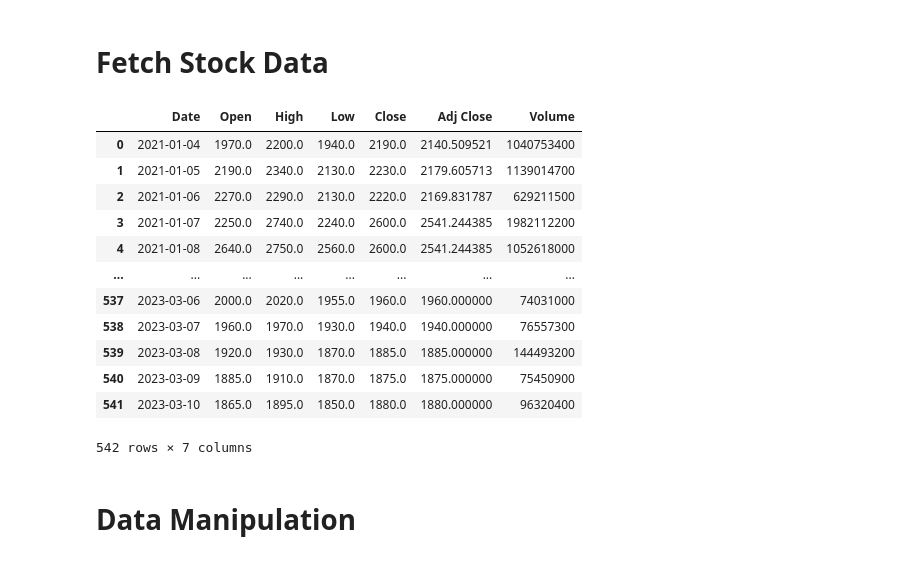
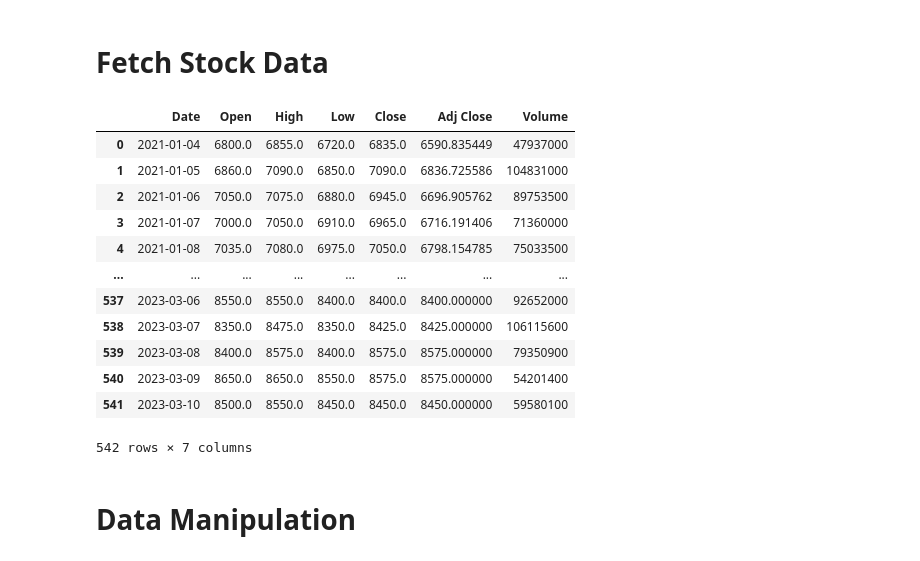
Before and after one commit to FelixFern/Stock-Analysis-Monte-Carlo-BE, a Jupyter notebook: Monte Carlo.ipynb, the cells around one changed output. Saved outputs shown, nothing was run; the diff lists cells and outputs as text; code cells hidden in the pictures.

```diff
--- a/Monte Carlo.ipynb
+++ b/Monte Carlo.ipynb
@@ -59,23 +59,23 @@ start_date = '2021-01-01'
 # end_date = '2023-02-28'
 end_date = dt.datetime.now().strftime('%Y-%m-%d')
 # %%
-stock = fetch_data(stock = 'ANTM.JK',
+stock = fetch_data(stock = 'BBCA.JK',
                    start_date = start_date,
                    end_date = end_date)
 stock
 # %% [output]
 |  | Date | Open | High | Low | Close | Adj Close | Volume |
-| 0 | 2021-01-04 | 1970.0 | 2200.0 | 1940.0 | 2190.0 | 2140.509521 | 1040753400 |
-| 1 | 2021-01-05 | 2190.0 | 2340.0 | 2130.0 | 2230.0 | 2179.605713 | 1139014700 |
-| 2 | 2021-01-06 | 2270.0 | 2290.0 | 2130.0 | 2220.0 | 2169.831787 | 629211500 |
-| 3 | 2021-01-07 | 2250.0 | 2740.0 | 2240.0 | 2600.0 | 2541.244385 | 1982112200 |
-| 4 | 2021-01-08 | 2640.0 | 2750.0 | 2560.0 | 2600.0 | 2541.244385 | 1052618000 |
+| 0 | 2021-01-04 | 6800.0 | 6855.0 | 6720.0 | 6835.0 | 6590.835449 | 47937000 |
+| 1 | 2021-01-05 | 6860.0 | 7090.0 | 6850.0 | 7090.0 | 6836.725586 | 104831000 |
+| 2 | 2021-01-06 | 7050.0 | 7075.0 | 6880.0 | 6945.0 | 6696.905762 | 89753500 |
+| 3 | 2021-01-07 | 7000.0 | 7050.0 | 6910.0 | 6965.0 | 6716.191406 | 71360000 |
+| 4 | 2021-01-08 | 7035.0 | 7080.0 | 6975.0 | 7050.0 | 6798.154785 | 75033500 |
 | ... | ... | ... | ... | ... | ... | ... | ... |
-| 537 | 2023-03-06 | 2000.0 | 2020.0 | 1955.0 | 1960.0 | 1960.000000 | 74031000 |
-| 538 | 2023-03-07 | 1960.0 | 1970.0 | 1930.0 | 1940.0 | 1940.000000 | 76557300 |
-| 539 | 2023-03-08 | 1920.0 | 1930.0 | 1870.0 | 1885.0 | 1885.000000 | 144493200 |
-| 540 | 2023-03-09 | 1885.0 | 1910.0 | 1870.0 | 1875.0 | 1875.000000 | 75450900 |
-| 541 | 2023-03-10 | 1865.0 | 1895.0 | 1850.0 | 1880.0 | 1880.000000 | 96320400 |
+| 537 | 2023-03-06 | 8550.0 | 8550.0 | 8400.0 | 8400.0 | 8400.000000 | 92652000 |
+| 538 | 2023-03-07 | 8350.0 | 8475.0 | 8350.0 | 8425.0 | 8425.000000 | 106115600 |
+| 539 | 2023-03-08 | 8400.0 | 8575.0 | 8400.0 | 8575.0 | 8575.000000 | 79350900 |
+| 540 | 2023-03-09 | 8650.0 | 8650.0 | 8550.0 | 8575.0 | 8575.000000 | 54201400 |
+| 541 | 2023-03-10 | 8500.0 | 8550.0 | 8450.0 | 8450.0 | 8450.000000 | 59580100 |
 542 rows × 7 columns
 # %% [markdown]
 # Data Manipulation
```
Also changed, not shown: parts of 17 cells of this notebook, 2 other files.
